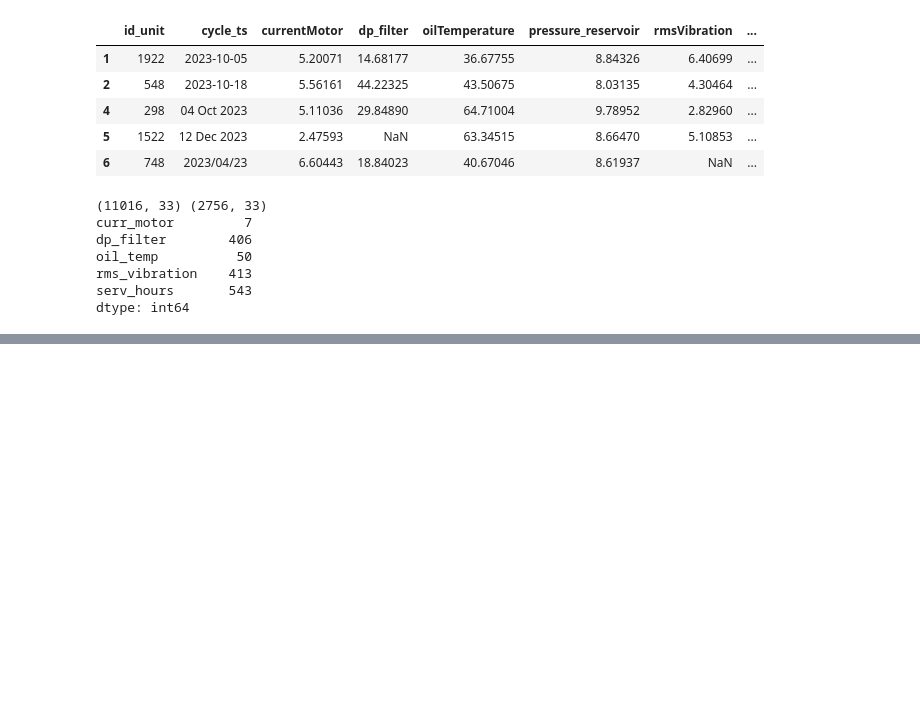
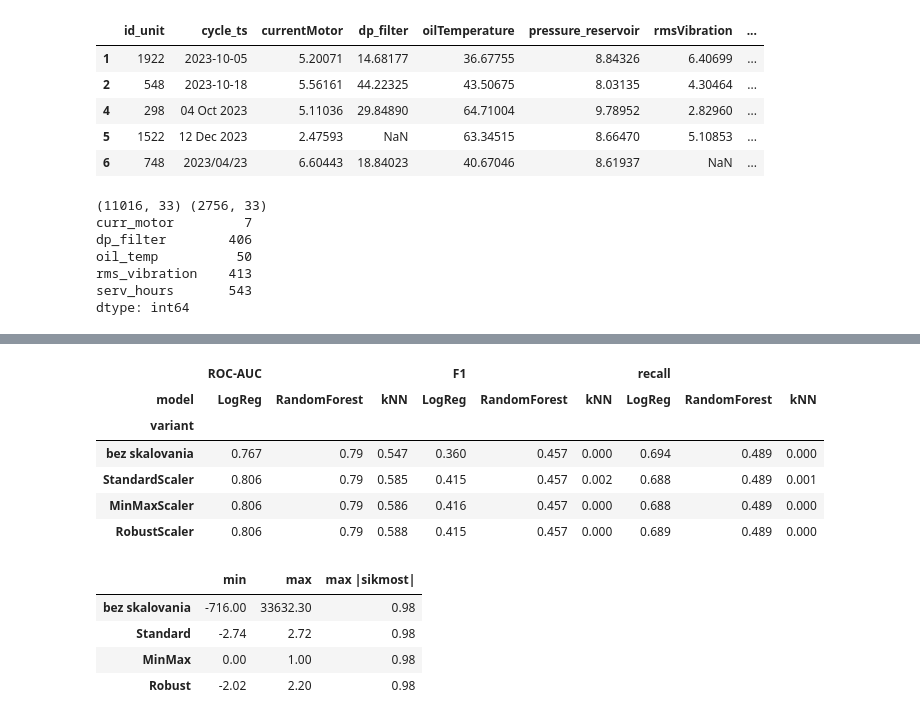
Before and after one commit to Walorean/Iau_project, a Jupyter notebook: test2.ipynb, the cells around one changed output, grey strips where cells are left out. Drawn from its saved outputs; the diff is of its cells as text; code cells hidden in the pictures; blank space fills up the shorter version.

```diff
--- a/test2.ipynb
+++ b/test2.ipynb
@@ -308,0 +482,28 @@ memory usage: 2.6 MB
+# %%
+vys_scaler = porovnaj({
+    "bez skalovania": dict(clip="iqr"),
+    "StandardScaler": dict(clip="iqr", scaler="standard"),
+    "MinMaxScaler": dict(clip="iqr", scaler="minmax"),
+    "RobustScaler": dict(clip="iqr", scaler="robust"),
+})
+display(vys_scaler)
+
+# rozsah hodnot po skalovani (skalovanie meni mierku, nie tvar)
+rozsah = {}
+for nazov, sc in [("bez skalovania", None), ("Standard", "standard"), ("MinMax", "minmax"), ("Robust", "robust")]:
+    Z = zostav(clip="iqr", scaler=sc).fit_transform(X_train)[:, :len(spojite)]
+    rozsah[nazov] = {"min": Z.min().round(2), "max": Z.max().round(2), "max |sikmost|": np.abs(skew(Z)).max().round(2)}
+display(pd.DataFrame(rozsah).T)
+# %% [output]
+|  | ROC-AUC |  |  | F1 |  |  | recall |  |  |
+| model | LogReg | RandomForest | kNN | LogReg | RandomForest | kNN | LogReg | RandomForest | kNN |
+| variant |  |  |  |  |  |  |  |  |  |
+| bez skalovania | 0.767 | 0.79 | 0.547 | 0.360 | 0.457 | 0.000 | 0.694 | 0.489 | 0.000 |
+| StandardScaler | 0.806 | 0.79 | 0.585 | 0.415 | 0.457 | 0.002 | 0.688 | 0.489 | 0.001 |
+| MinMaxScaler | 0.806 | 0.79 | 0.586 | 0.416 | 0.457 | 0.000 | 0.688 | 0.489 | 0.000 |
+| RobustScaler | 0.806 | 0.79 | 0.588 | 0.415 | 0.457 | 0.000 | 0.689 | 0.489 | 0.000 |
+|  | min | max | max |sikmost| |
+| bez skalovania | -716.00 | 33632.30 | 0.98 |
+| Standard | -2.74 | 2.72 | 0.98 |
+| MinMax | 0.00 | 1.00 | 0.98 |
+| Robust | -2.02 | 2.20 | 0.98 |
```
Also changed, not shown: parts of 18 cells of this notebook.
